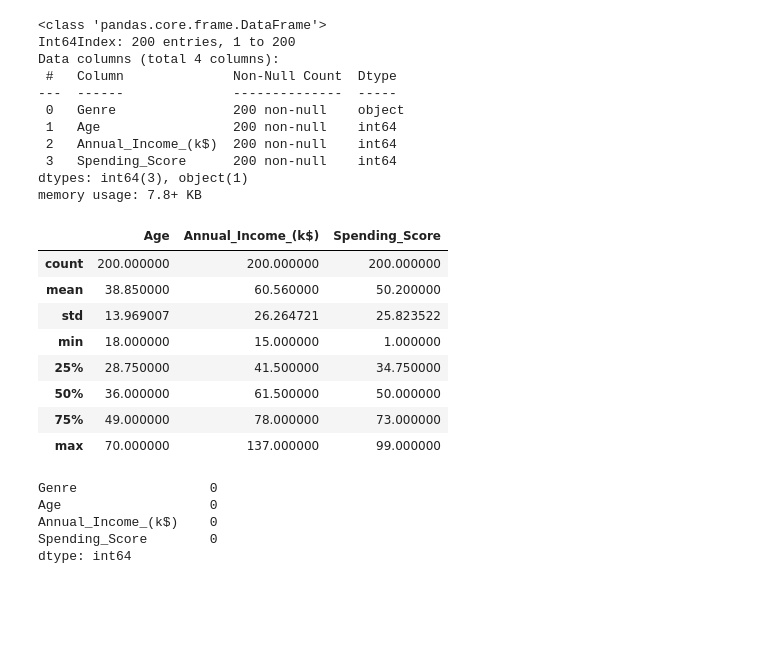
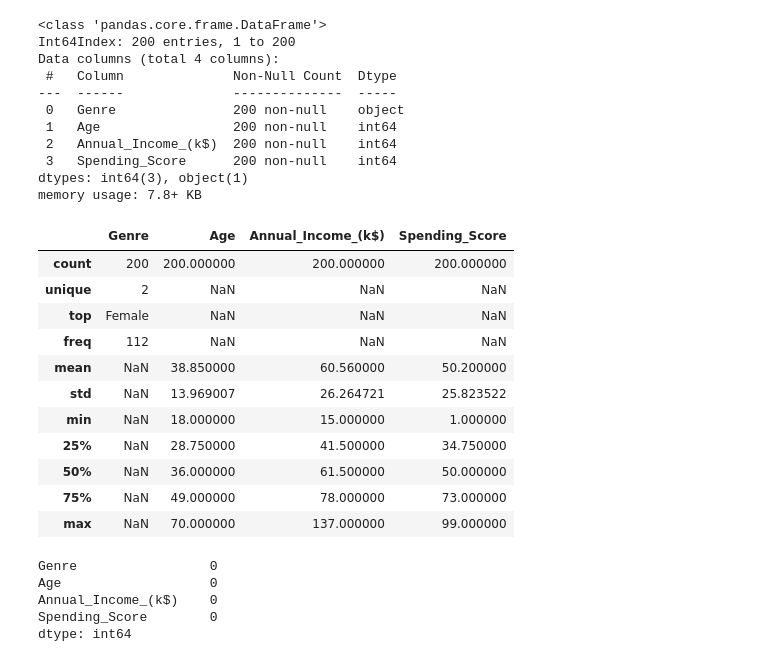
Before and after one commit to nikheelpandey/upgrad_sessions, a Jupyter notebook: kmeans/kmeans.ipynb, the cells around one changed output. Saved outputs shown, nothing was run; the diff lists cells and outputs as text; code cells hidden in the pictures; blank space fills up the shorter version.

```diff
--- a/kmeans/kmeans.ipynb
+++ b/kmeans/kmeans.ipynb
@@ -41,17 +41,20 @@ Data columns (total 4 columns):
 dtypes: int64(3), object(1)
 memory usage: 7.8+ KB
 # %%
-dataset.describe()
+dataset.describe(include='all')
 # %% [output]
-|  | Age | Annual_Income_(k$) | Spending_Score |
-| count | 200.000000 | 200.000000 | 200.000000 |
-| mean | 38.850000 | 60.560000 | 50.200000 |
-| std | 13.969007 | 26.264721 | 25.823522 |
-| min | 18.000000 | 15.000000 | 1.000000 |
-| 25% | 28.750000 | 41.500000 | 34.750000 |
-| 50% | 36.000000 | 61.500000 | 50.000000 |
-| 75% | 49.000000 | 78.000000 | 73.000000 |
-| max | 70.000000 | 137.000000 | 99.000000 |
+|  | Genre | Age | Annual_Income_(k$) | Spending_Score |
+| count | 200 | 200.000000 | 200.000000 | 200.000000 |
+| unique | 2 | NaN | NaN | NaN |
+| top | Female | NaN | NaN | NaN |
+| freq | 112 | NaN | NaN | NaN |
+| mean | NaN | 38.850000 | 60.560000 | 50.200000 |
+| std | NaN | 13.969007 | 26.264721 | 25.823522 |
+| min | NaN | 18.000000 | 15.000000 | 1.000000 |
+| 25% | NaN | 28.750000 | 41.500000 | 34.750000 |
+| 50% | NaN | 36.000000 | 61.500000 | 50.000000 |
+| 75% | NaN | 49.000000 | 78.000000 | 73.000000 |
+| max | NaN | 70.000000 | 137.000000 | 99.000000 |
 # %%
 dataset.isnull().sum()
 # %% [output]
```
Also changed, not shown: 6 other files.
